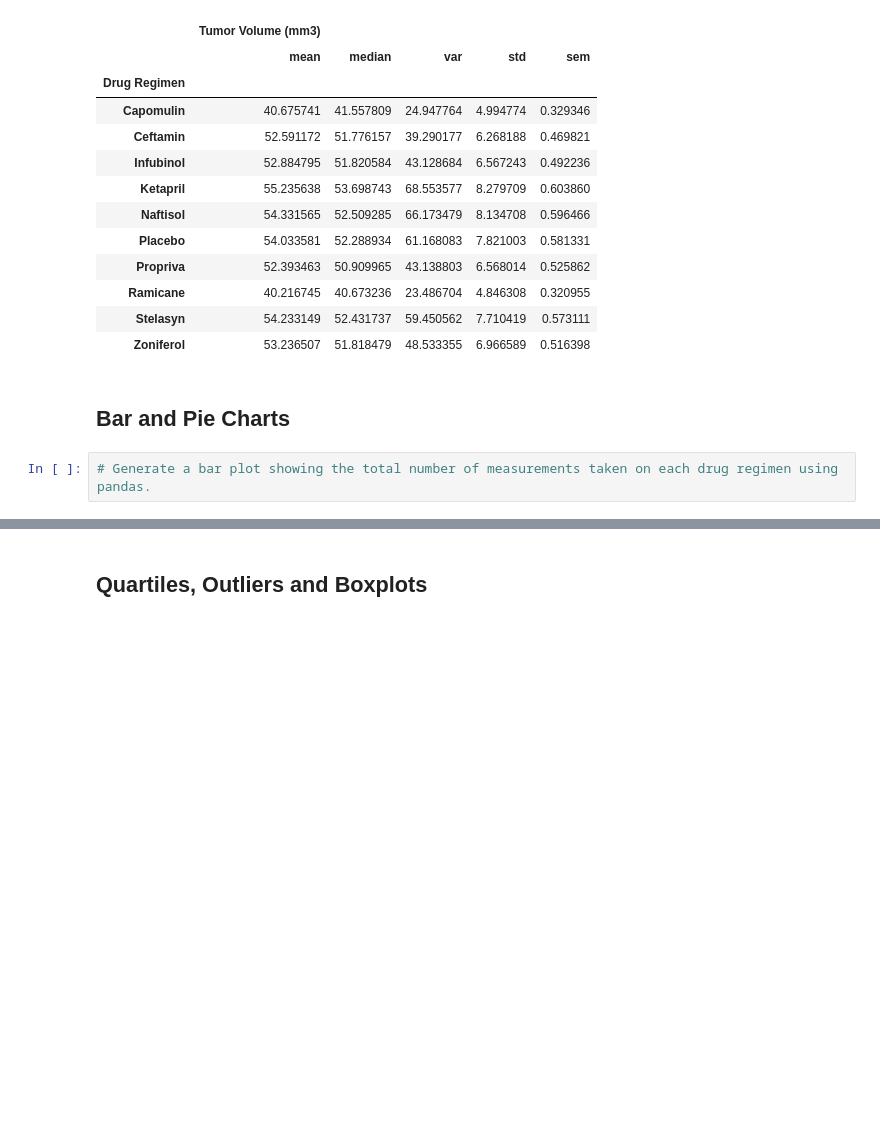
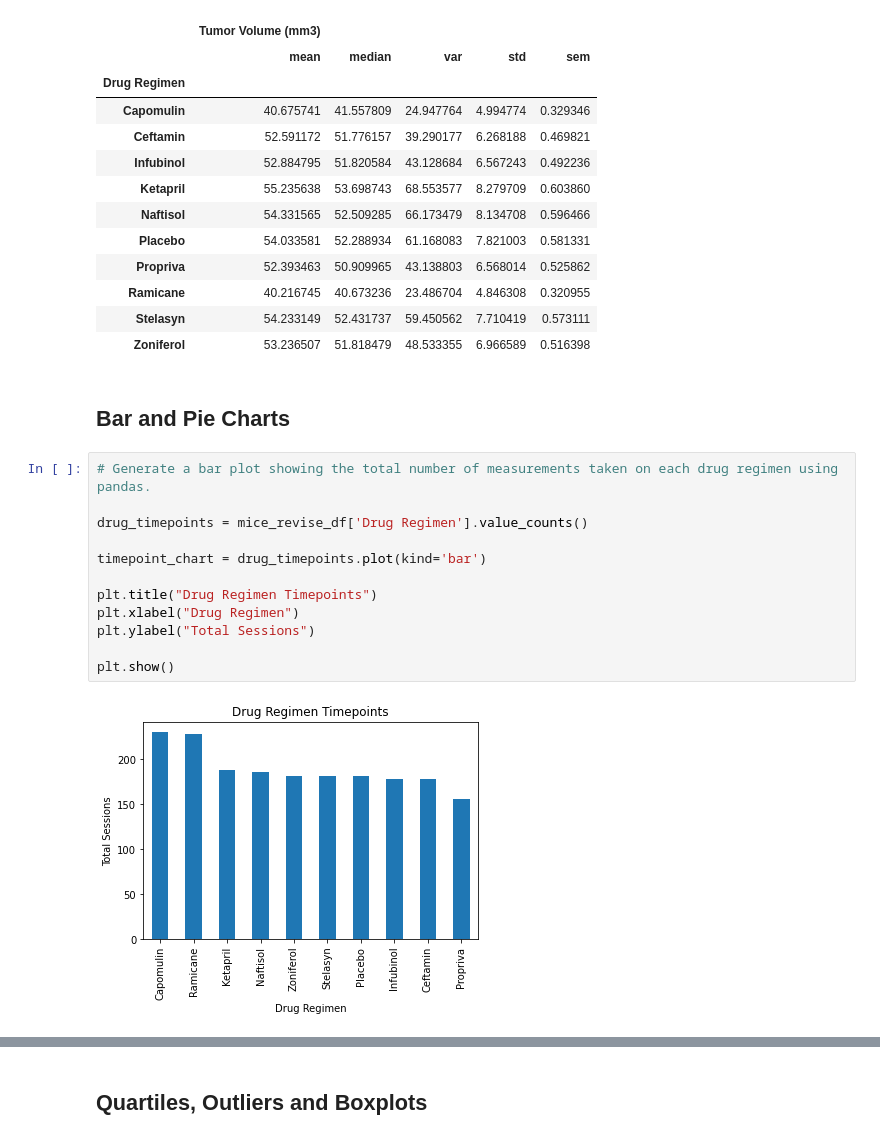
Before and after one commit to RUNTMC19/mathplotlib-challenge, a Jupyter notebook: pymaceuticals_starter.ipynb, the cells around one changed output, grey strips where cells are left out. Cells and saved outputs as stored; diff of their text form; blank space fills up the shorter version.

```diff
--- a/pymaceuticals_starter.ipynb
+++ b/pymaceuticals_starter.ipynb
@@ -147,5 +149,17 @@ mice_revise_df.groupby(['Drug Regimen']).agg(drug_agg_math)
 ## Bar and Pie Charts
 # %%
 # Generate a bar plot showing the total number of measurements taken on each drug regimen using pandas.
+
+drug_timepoints = mice_revise_df['Drug Regimen'].value_counts()
+
+timepoint_chart = drug_timepoints.plot(kind='bar')
+
+plt.title("Drug Regimen Timepoints")
+plt.xlabel("Drug Regimen")
+plt.ylabel("Total Sessions")
+
+plt.show()
+# %% [output]
+[figure, added]
 # %%
 # Generate a bar plot showing the total number of measurements taken on each drug regimen using pyplot.
```
Also changed, not shown: parts of 13 cells of this notebook.
